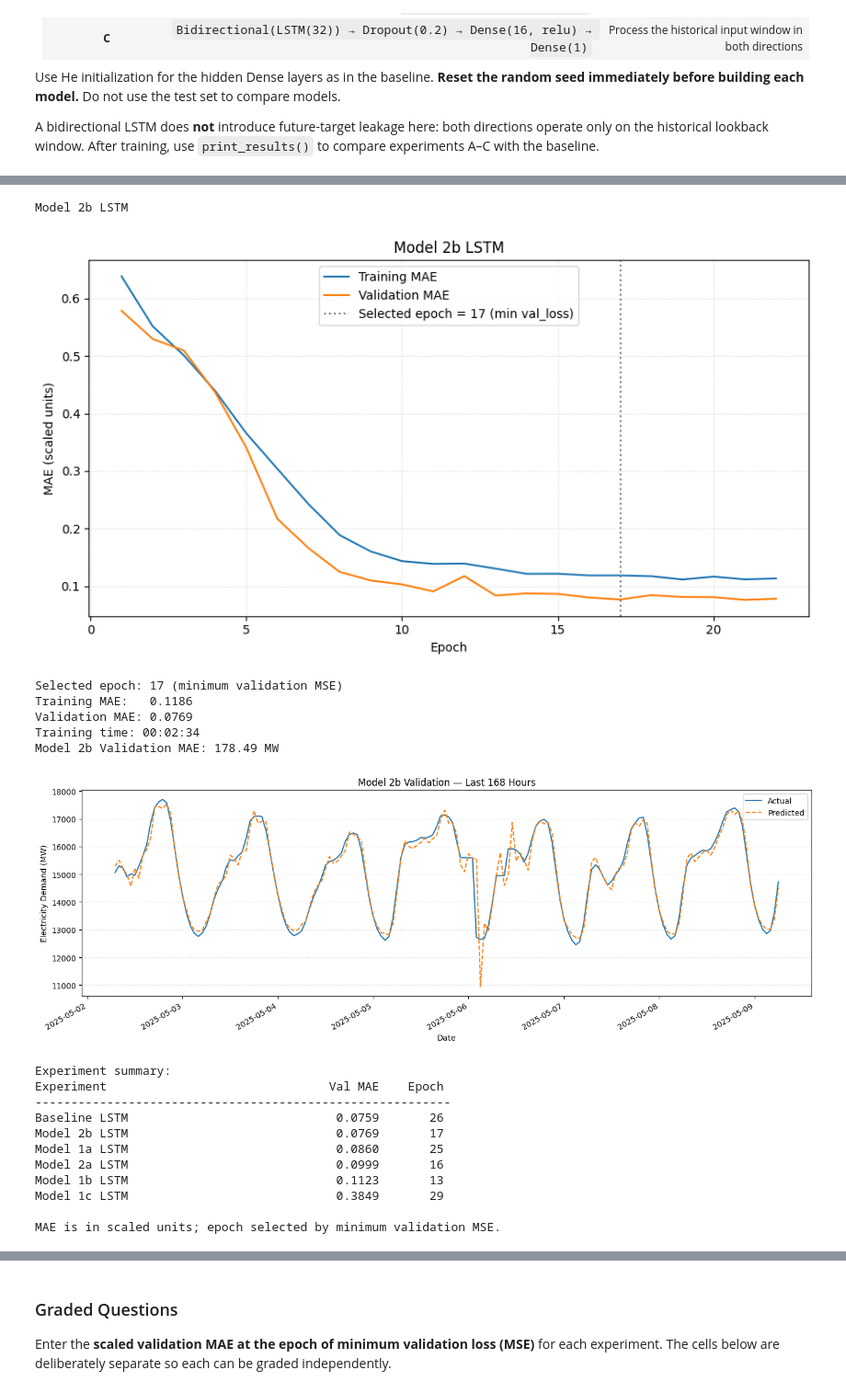
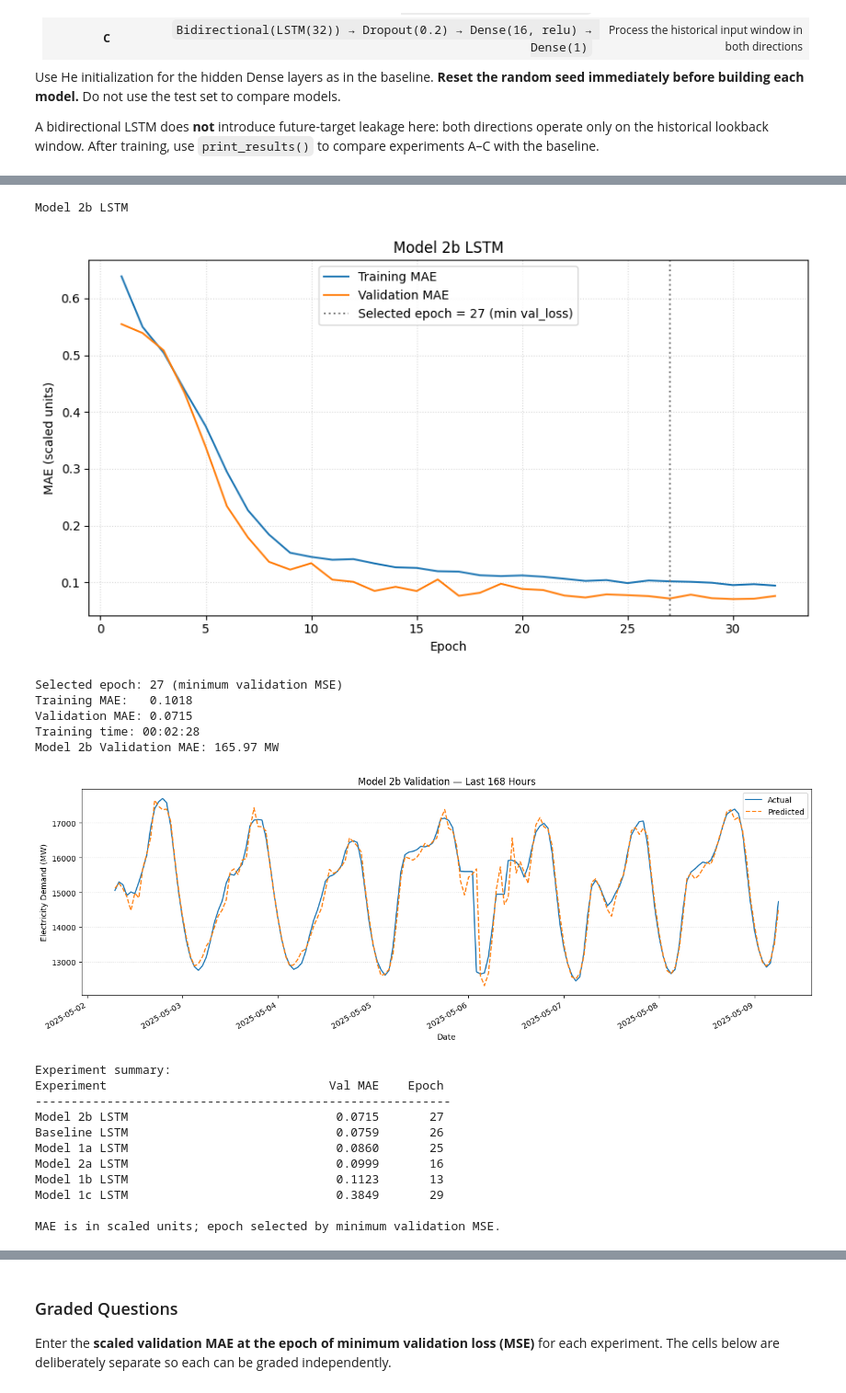
Before and after one commit to veniola/DX703-Assignments, a Jupyter notebook: Homework_08.ipynb, the cells around one changed output, grey strips where cells are left out. Shown at 92% size. Cells and saved outputs as stored; diff of their text form; code cells hidden in the pictures.

```diff
--- a/Homework_08.ipynb
+++ b/Homework_08.ipynb
@@ -1030,7 +1030,7 @@ model_2b = Sequential([
     LSTM(32, return_sequences=True),
     LSTM(32),
     Dropout(0.2),
-    Dense(32, activation="relu",
+    Dense(16, activation="relu",
           kernel_initializer=keras.initializers.HeNormal(seed=random_seed)),
 
     Dense(1)
@@ -1039,45 +1039,45 @@ model_2b = Sequential([
 # Preserve configuration and datasets
 model_2b_lookback = lookback
 model_2b_horizon = horizon
 model_2b_X_val, model_2b_y_val = X_val, y_val
 model_2b_X_test, model_2b_y_test = X_test, y_test
 
 model_2b_history, model_2b_info = train_and_validate(
     model_2b,
     X_train=X_train, y_train=y_train,
     X_val=X_val, y_val=y_val,
     title="Model 2b LSTM",
     verbose=0,
     return_history=True
 )
 
 # Evaluate model 2b on validation data
 validation_2b_eval = evaluate_forecast(
     model_2b,
     model_2b_X_val,
     model_2b_y_val,
     title="Model 2b Validation",
     target_scaler=scaler,
     datetime_index=val.index,
     plot_last_hours=24*7
 )
 
 print("\nExperiment summary:")
 print_results()
 # %% [output]
 Model 2b LSTM
-[figure, old version]
+[figure, new version]
-Selected epoch: 17 (minimum validation MSE)
-Training MAE:   0.1186
-Validation MAE: 0.0769
-Training time: 00:02:34
-Model 2b Validation MAE: 178.49 MW
+Selected epoch: 27 (minimum validation MSE)
+Training MAE:   0.1018
+Validation MAE: 0.0715
+Training time: 00:02:28
+Model 2b Validation MAE: 165.97 MW
-[figure, old version]
+[figure, new version]
 Experiment summary:
 Experiment                               Val MAE    Epoch
 ----------------------------------------------------------
+Model 2b LSTM                             0.0715       27
 Baseline LSTM                             0.0759       26
-Model 2b LSTM                             0.0769       17
 Model 1a LSTM                             0.0860       25
 Model 2a LSTM                             0.0999       16
 Model 1b LSTM                             0.1123       13
```
Also changed, not shown: parts of 21 cells of this notebook.
